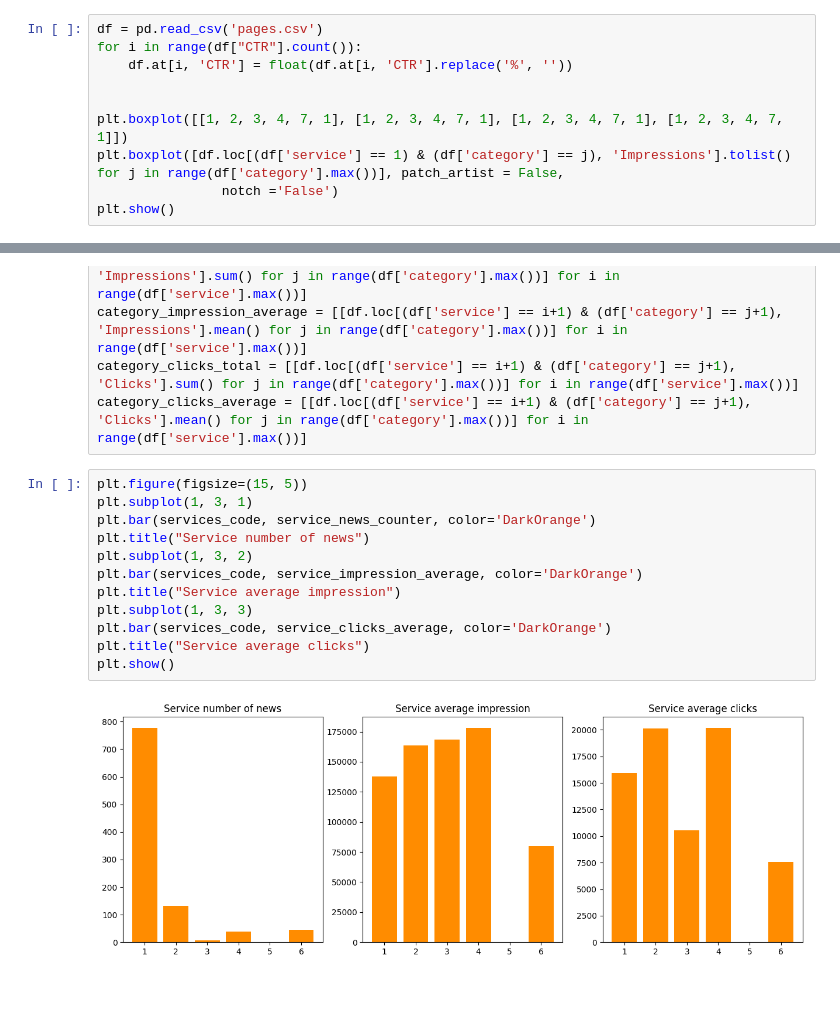
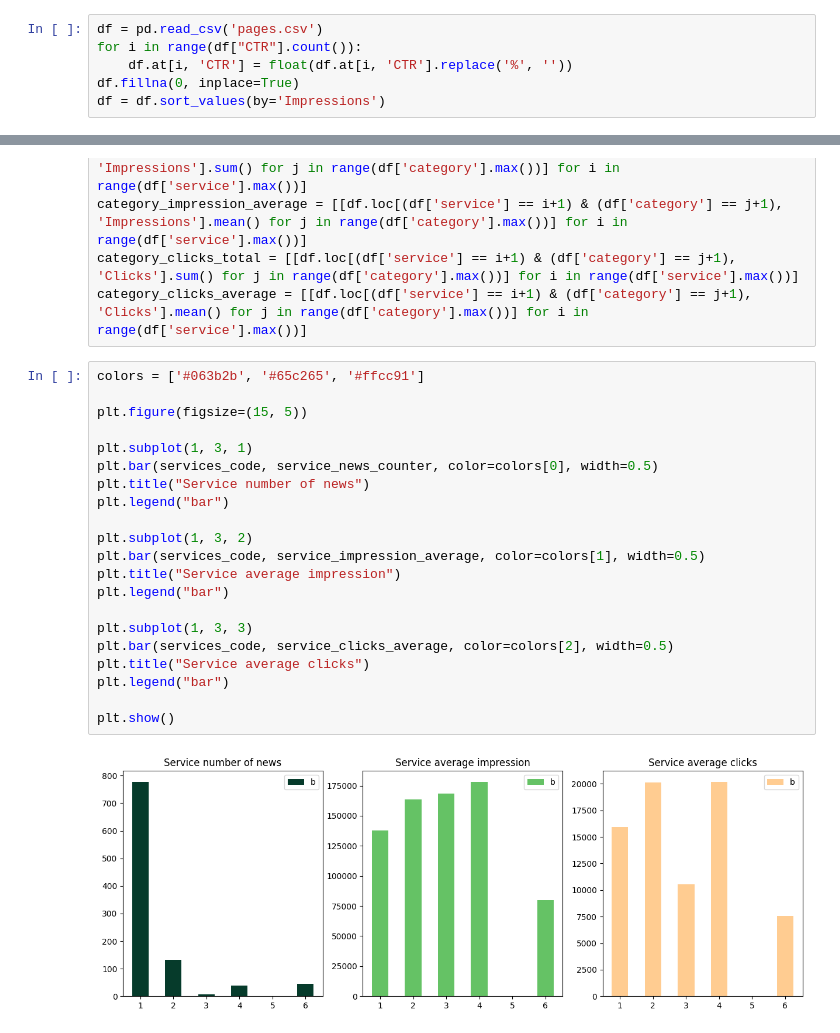
Before and after one commit to shalchianmh/statistic_charts, a Jupyter notebook: data_analyse/test.ipynb, the cells around one changed output, grey strips where cells are left out. Drawn from its saved outputs; the diff is of its cells as text; blank space fills up the shorter version.

```diff
--- a/data_analyse/test.ipynb
+++ b/data_analyse/test.ipynb
@@ -8,9 +9,5 @@ import pandas as pd
 df = pd.read_csv('pages.csv')
 for i in range(df["CTR"].count()):
     df.at[i, 'CTR'] = float(df.at[i, 'CTR'].replace('%', ''))
-
-
-plt.boxplot([[1, 2, 3, 4, 7, 1], [1, 2, 3, 4, 7, 1], [1, 2, 3, 4, 7, 1], [1, 2, 3, 4, 7, 1]])
-plt.boxplot([df.loc[(df['service'] == 1) & (df['category'] == j), 'Impressions'].tolist()  for j in range(df['category'].max())], patch_artist = False,
-                notch ='False')
-plt.show()
+df.fillna(0, inplace=True)
+df = df.sort_values(by='Impressions')
@@ -33,17 +28,26 @@ category_impression_average = [[df.loc[(df['service'] == i+1) & (df['category']
 category_clicks_total = [[df.loc[(df['service'] == i+1) & (df['category'] == j+1), 'Clicks'].sum() for j in range(df['category'].max())] for i in range(df['service'].max())]
 category_clicks_average = [[df.loc[(df['service'] == i+1) & (df['category'] == j+1), 'Clicks'].mean() for j in range(df['category'].max())] for i in range(df['service'].max())]
 # %%
+colors = ['#063b2b', '#65c265', '#ffcc91']
+
 plt.figure(figsize=(15, 5))
+
 plt.subplot(1, 3, 1)
-plt.bar(services_code, service_news_counter, color='DarkOrange')
+plt.bar(services_code, service_news_counter, color=colors[0], width=0.5)
 plt.title("Service number of news")
+plt.legend("bar")
+
 plt.subplot(1, 3, 2)
-plt.bar(services_code, service_impression_average, color='DarkOrange')
+plt.bar(services_code, service_impression_average, color=colors[1], width=0.5)
 plt.title("Service average impression")
+plt.legend("bar")
+
 plt.subplot(1, 3, 3)
-plt.bar(services_code, service_clicks_average, color='DarkOrange')
+plt.bar(services_code, service_clicks_average, color=colors[2], width=0.5)
 plt.title("Service average clicks")
+plt.legend("bar")
+
 plt.show()
 # %% [output]
-[figure, old version]
+[figure, new version]
 # %%
```
Also changed, not shown: parts of 12 cells of this notebook, 1 other file.
